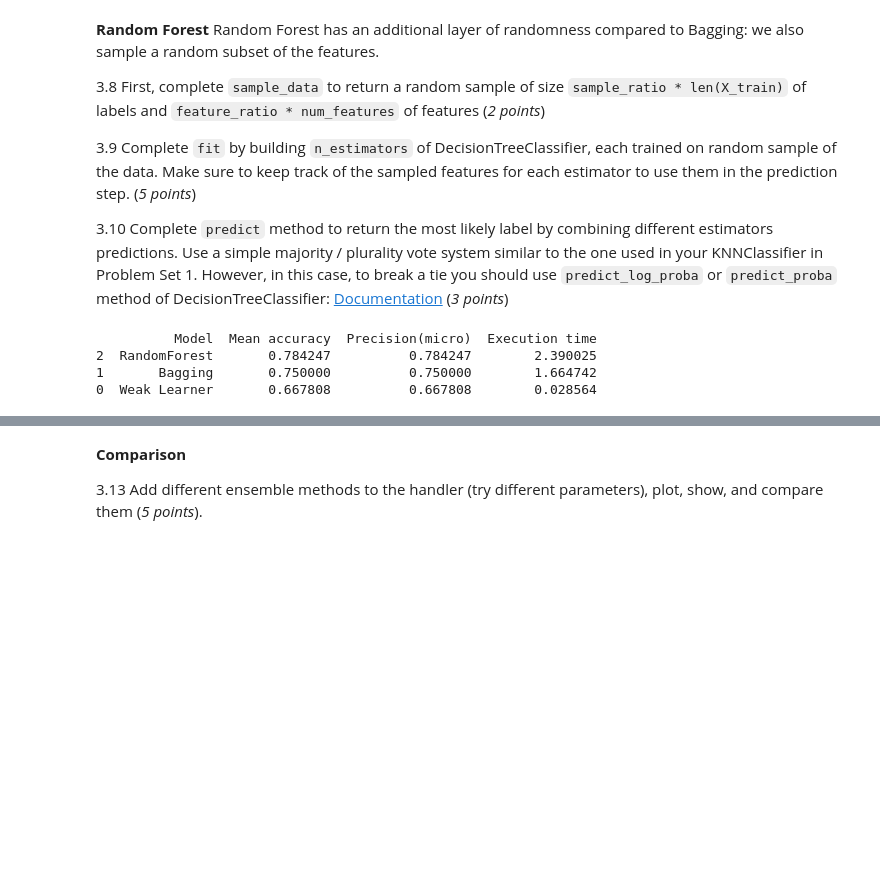
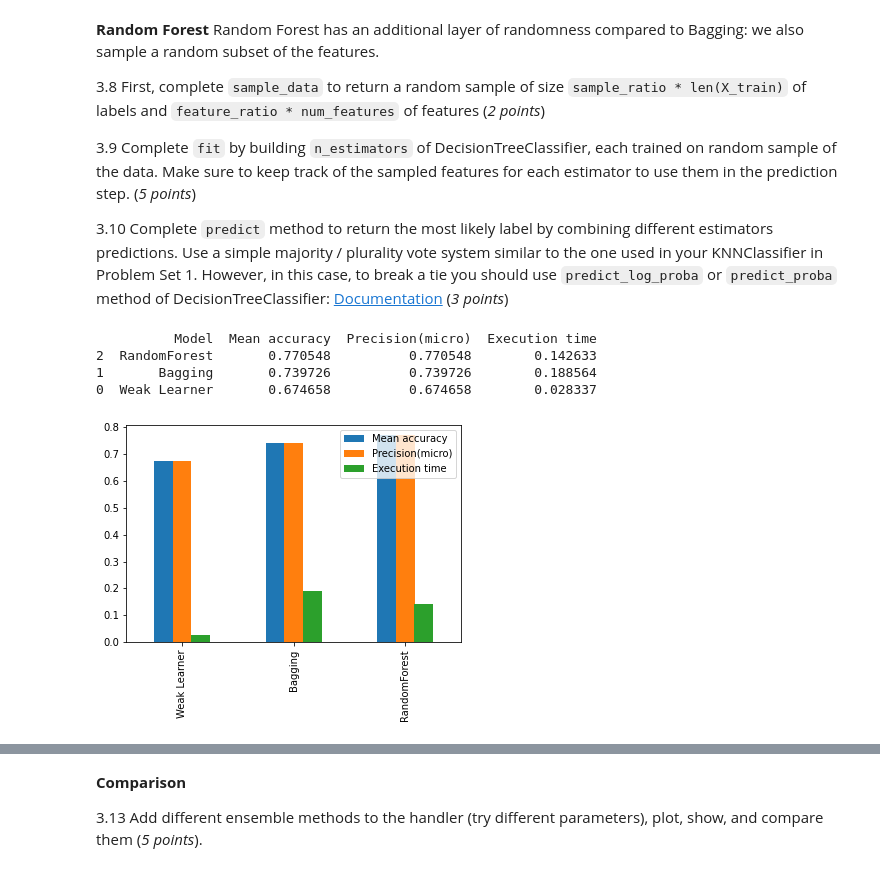
Before and after one commit to alexbook00/CSCI-5622, a Jupyter notebook: Homework/PS2_albo6624.ipynb, the cells around one changed output, grey strips where cells are left out. Saved outputs shown, nothing was run; the diff lists cells and outputs as text; code cells hidden in the pictures; blank space fills up the shorter version.

```diff
--- a/Homework/PS2_albo6624.ipynb
+++ b/Homework/PS2_albo6624.ipynb
@@ -691,13 +693,15 @@ class RandomForest(object):
         return answer
 # %%
 # This cell should run without errors
-ensemble_handler.fit_model(RandomForest(100, sample_ratio=0.9, features_ratio=0.8), 'RandomForest')
+ensemble_handler.fit_model(RandomForest(10, sample_ratio=0.9, features_ratio=0.8), 'RandomForest')
 ensemble_handler.print_result()
+ensemble_handler.plot_metric()
 # %% [output]
           Model  Mean accuracy  Precision(micro)  Execution time
-2  RandomForest       0.784247          0.784247        2.390025
-1       Bagging       0.750000          0.750000        1.664742
-0  Weak Learner       0.667808          0.667808        0.028564
+2  RandomForest       0.770548          0.770548        0.142633
+1       Bagging       0.739726          0.739726        0.188564
+0  Weak Learner       0.674658          0.674658        0.028337
+[figure, added]
 # %% [markdown]
 **Boosting**
 
```
Also changed, not shown: parts of 16 cells of this notebook.
